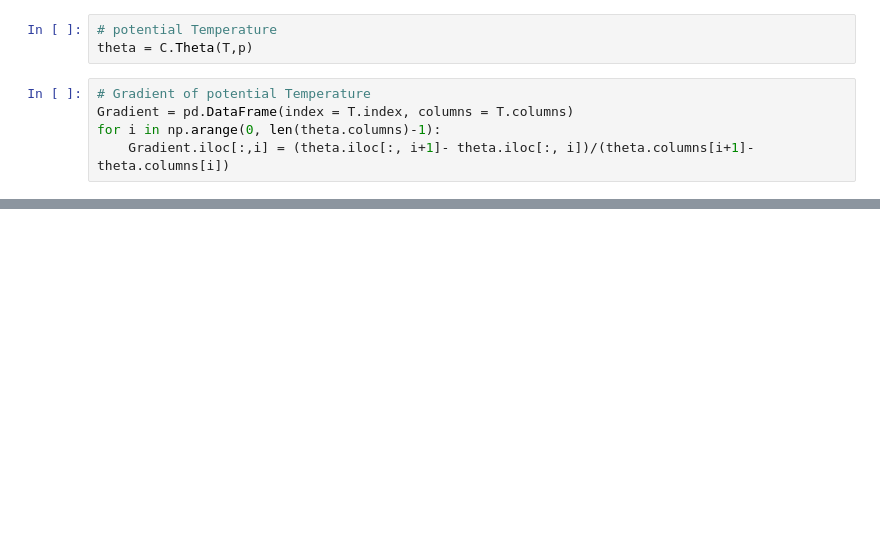
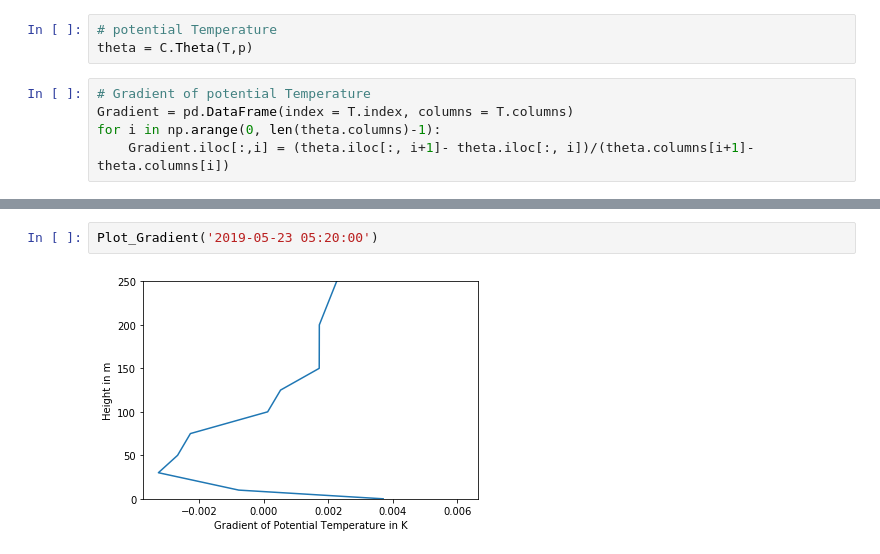
Before and after one commit to gampnico/ss19-feldkurs, a Jupyter notebook: Pycode/Hatpro/Explorer.ipynb, the cells around one changed output, grey strips where cells are left out. Saved outputs shown, nothing was run; the diff lists cells and outputs as text; blank space fills up the shorter version.

```diff
--- a/Pycode/Hatpro/Explorer.ipynb
+++ b/Pycode/Hatpro/Explorer.ipynb
@@ -56,0 +115,4 @@ plt.plot(Gradient.loc['2019-05-23 09:00:00'], Gradient.columns);
+# %%
+Plot_Gradient('2019-05-23 05:20:00')
+# %% [output]
+[figure, added]
```
Also changed, not shown: parts of 6 cells of this notebook.
